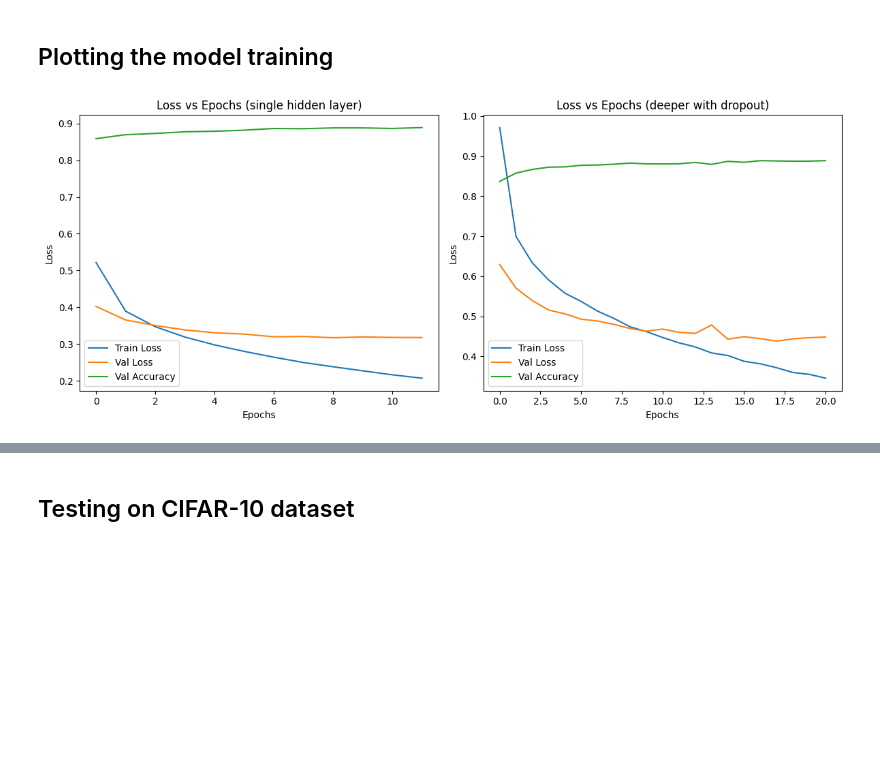
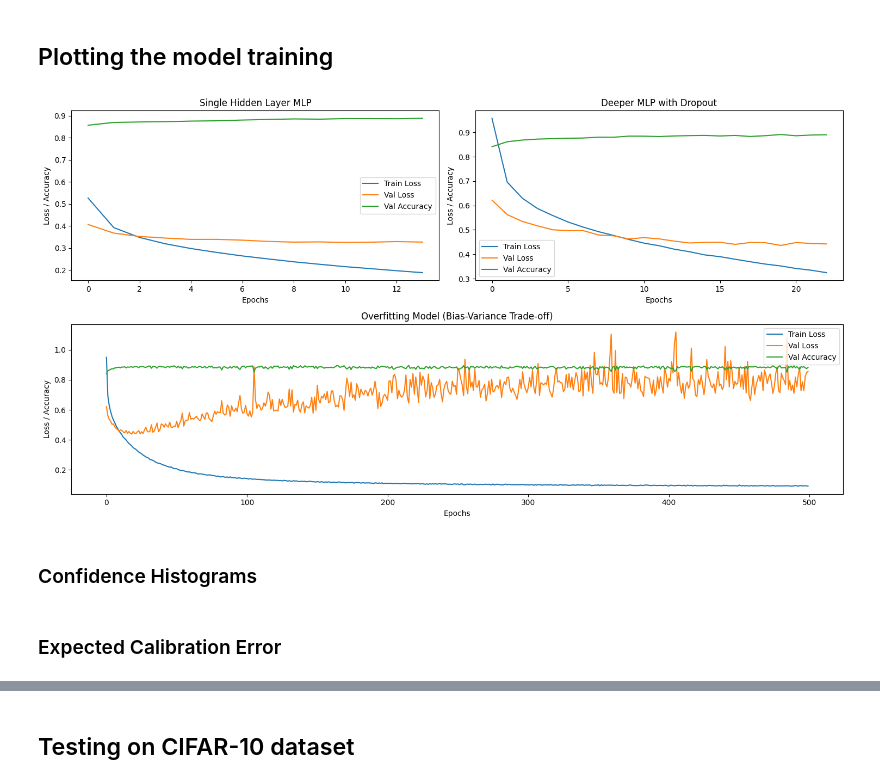
Before and after one commit to Salekin-13/intro-to-ml-basics, a Jupyter notebook: notebooks/classification_with_MLP.ipynb, the cells around one changed output, grey strips where cells are left out. Cells and saved outputs as stored; diff of their text form; code cells hidden in the pictures; blank space fills up the shorter version.

Commit message:
bias-variance tradeoff

```diff
--- a/notebooks/classification_with_MLP.ipynb
+++ b/notebooks/classification_with_MLP.ipynb
@@ -247,0 +250,11 @@ The deeper model may have a higher test loss than the shallow model, but it has
+# %%
+deep_model_ov = MLPscratch(input_shape=input_shape, num_classes=num_classes, seed_value=seed_value)
+deep_model_ov.deeperMLP(lr=1e-4)
+
+
+# Train with both early stopping and dying neuron monitoring
+history_deeper_ov = deep_model_ov.model.fit(
+    train_data,
+    validation_data=val_data,
+    epochs=500
+)
@@ -248,27 +287,45 @@ The deeper model may have a higher test loss than the shallow model, but it has
 # %% [markdown]
 ## Plotting the model training
 # %%
-fig, axes = plt.subplots(1, 2, figsize=(12, 5))  # 1 row, 2 columns
+import matplotlib.gridspec as gridspec
 
-# Plot 1: Trained with single hidden layer MLP
-axes[0].plot(history.history['loss'], label='Train Loss')
-axes[0].plot(history.history['val_loss'], label='Val Loss')
-axes[0].plot(history.history['val_accuracy'], label='Val Accuracy')
-axes[0].set_xlabel('Epochs')
-axes[0].set_ylabel('Loss')
-axes[0].set_title('Loss vs Epochs (single hidden layer)')
-axes[0].legend()
+# Set up a 2-row, 2-column layout with custom grid
+fig = plt.figure(figsize=(15, 8))
+gs = gridspec.GridSpec(2, 2, height_ratios=[1, 1])
 
-# Plot 2: Deeper MLP with dropout
-axes[1].plot(history_deeper.history['loss'], label='Train Loss')
-axes[1].plot(history_deeper.history['val_loss'], label='Val Loss')
-axes[1].plot(history_deeper.history['val_accuracy'], label='Val Accuracy')
-axes[1].set_xlabel('Epochs')
-axes[1].set_ylabel('Loss')
-axes[1].set_title('Loss vs Epochs (deeper with dropout)')
-axes[1].legend()
+# Plot 1 (Top-left)
+ax1 = fig.add_subplot(gs[0, 0])
+ax1.plot(history.history['loss'], label='Train Loss')
+ax1.plot(history.history['val_loss'], label='Val Loss')
+ax1.plot(history.history['val_accuracy'], label='Val Accuracy')
+ax1.set_title('Single Hidden Layer MLP')
+ax1.set_xlabel('Epochs')
+ax1.set_ylabel('Loss / Accuracy')
+ax1.legend()
 
-plt.tight_layout()  # Auto-adjust spacing between plots
+# Plot 2 (Top-right)
+ax2 = fig.add_subplot(gs[0, 1])
+ax2.plot(history_deeper.history['loss'], label='Train Loss')
+ax2.plot(history_deeper.history['val_loss'], label='Val Loss')
+ax2.plot(history_deeper.history['val_accuracy'], label='Val Accuracy')
+ax2.set_title('Deeper MLP with Dropout')
+ax2.set_xlabel('Epochs')
+ax2.set_ylabel('Loss / Accuracy')
+ax2.legend()
+
+# Plot 3 (Bottom row, spanning both columns)
+ax3 = fig.add_subplot(gs[1, :])
+ax3.plot(history_deeper_ov.history['loss'], label='Train Loss')
+ax3.plot(history_deeper_ov.history['val_loss'], label='Val Loss')
+ax3.plot(history_deeper_ov.history['val_accuracy'], label='Val Accuracy')
+ax3.set_title('Overfitting Model (Bias-Variance Trade-off)')
+ax3.set_xlabel('Epochs')
+ax3.set_ylabel('Loss / Accuracy')
+ax3.legend()
+
+plt.tight_layout()
 plt.show()
 # %% [output]
-[figure, old version]
+[figure, new version]
+# %% [markdown]
+### Confidence Histograms
@@ -274,0 +368,2 @@ plt.show()
+# %% [markdown]
+### Expected Calibration Error
```
Also changed, not shown: parts of 15 cells of this notebook, 1 other file.
